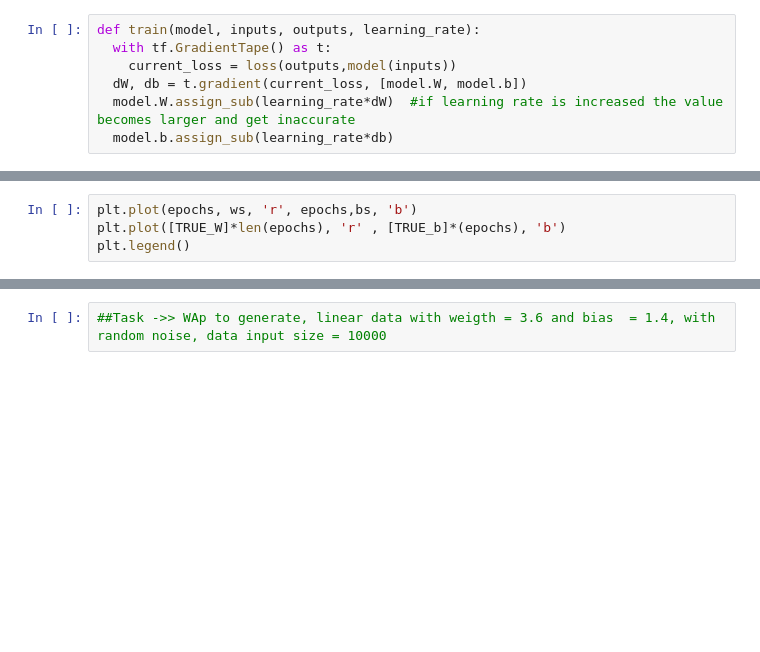
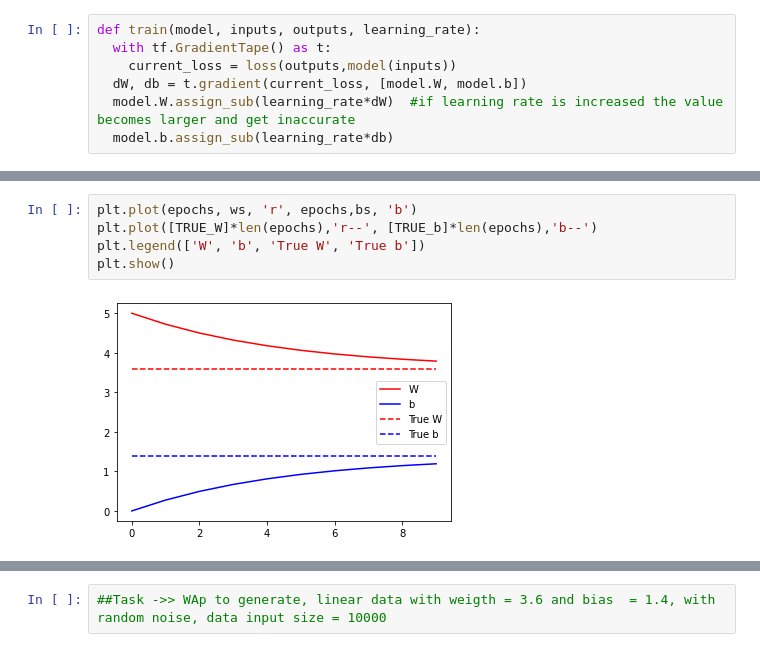
Before and after one commit to SigmaRajput/ML_classes_2022, a Jupyter notebook: 22nd_aug_lec_1.ipynb, the cells around one changed output, grey strips where cells are left out. Cells and saved outputs as stored; diff of their text form; blank space fills up the shorter version.

```diff
--- a/22nd_aug_lec_1.ipynb
+++ b/22nd_aug_lec_1.ipynb
@@ -70,7 +79,10 @@ SyntaxError: ignored
 # %%
 plt.plot(epochs, ws, 'r', epochs,bs, 'b')
-plt.plot([TRUE_W]*len(epochs), 'r' , [TRUE_b]*(epochs), 'b')
-plt.legend()
+plt.plot([TRUE_W]*len(epochs),'r--', [TRUE_b]*len(epochs),'b--')
+plt.legend(['W', 'b', 'True W', 'True b'])
+plt.show()
+# %% [output]
+[figure, added]
 # %%
 
 plt.scatter(inputs, outputs, c = 'g')
```
Also changed, not shown: parts of 4 cells of this notebook.
